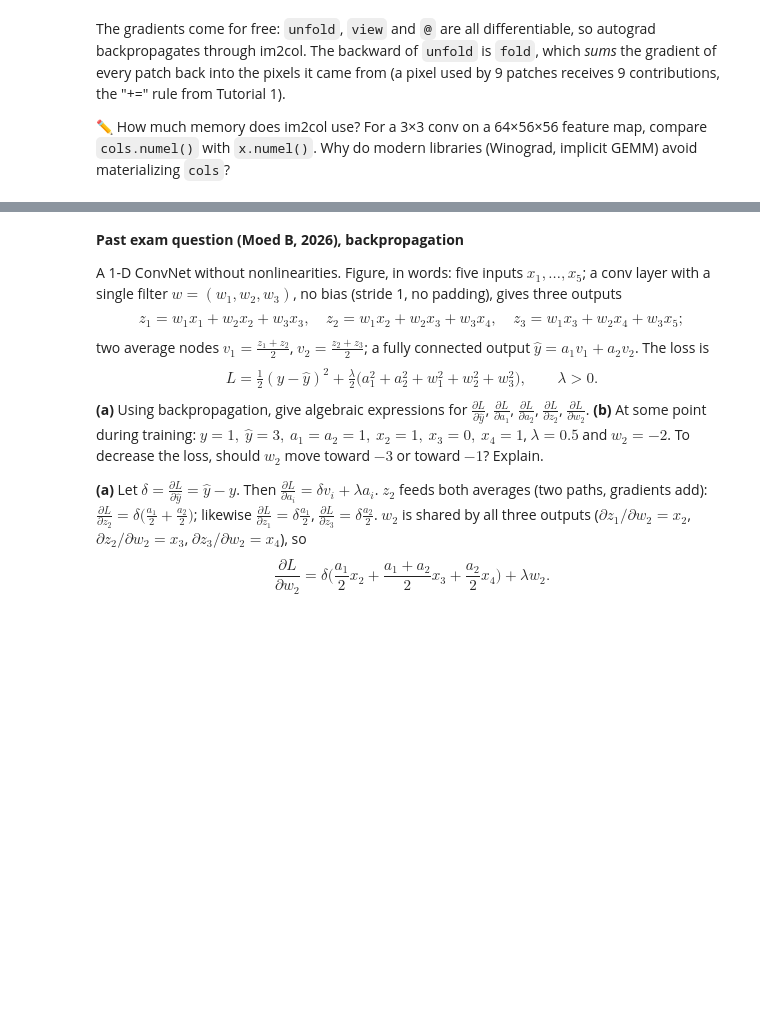
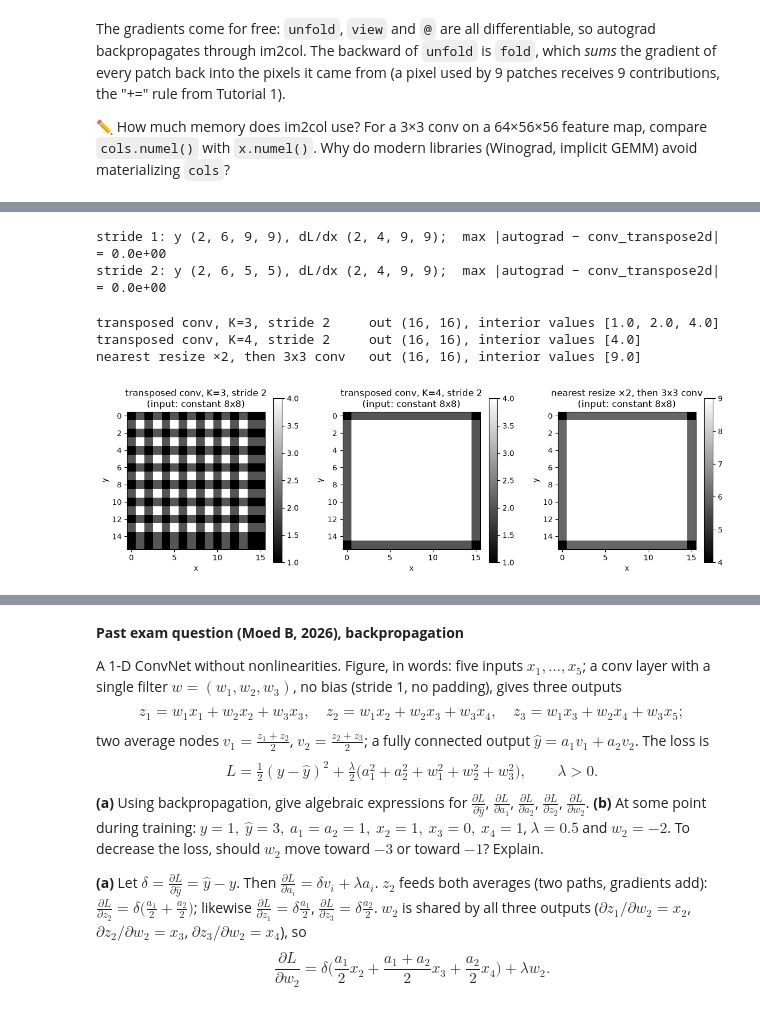
Before and after one commit to idansc/dl-course-2026, a Jupyter notebook: tutorials/solutions/T02_cnns.ipynb, the cells around one changed output, grey strips where cells are left out. Drawn from its saved outputs; the diff is of its cells as text; code cells hidden in the pictures; blank space fills up the shorter version.

```diff
--- a/tutorials/solutions/T02_cnns.ipynb
+++ b/tutorials/solutions/T02_cnns.ipynb
@@ -94,0 +99,33 @@ The gradients come for free: `unfold`, `view` and `@` are all differentiable, so
+# %%
+torch.manual_seed(0)
+for S, P in [(1, 1), (2, 1)]:
+    x = torch.randn(2, 4, 9, 9, dtype=torch.float64, requires_grad=True)
+    w = torch.randn(6, 4, 3, 3, dtype=torch.float64)
+    y = F.conv2d(x, w, stride=S, padding=P)
+    g = torch.randn_like(y)                                   # an upstream gradient dL/dy
+    dx, = torch.autograd.grad(y, x, g)
+    out_pad = (x.shape[-1] + 2 * P - 3) % S                   # stride 2 maps 9 and 10 to the same size; this picks 9
+    dx_t = F.conv_transpose2d(g, w, stride=S, padding=P, output_padding=out_pad)
+    print(f"stride {S}: y {tuple(y.shape)}, dL/dx {tuple(dx.shape)};  max |autograd − conv_transpose2d| = {(dx - dx_t).abs().max().item():.1e}")
+# %% [output]
+stride 1: y (2, 6, 9, 9), dL/dx (2, 4, 9, 9);  max |autograd − conv_transpose2d| = 0.0e+00
+stride 2: y (2, 6, 5, 5), dL/dx (2, 4, 9, 9);  max |autograd − conv_transpose2d| = 0.0e+00
+# %%
+const = torch.ones(1, 1, 8, 8)
+ups = {
+    "transposed conv, K=3, stride 2": F.conv_transpose2d(const, torch.ones(1, 1, 3, 3), stride=2, padding=1, output_padding=1),
+    "transposed conv, K=4, stride 2": F.conv_transpose2d(const, torch.ones(1, 1, 4, 4), stride=2, padding=1),
+    "nearest resize ×2, then 3x3 conv": F.conv2d(F.interpolate(const, scale_factor=2, mode="nearest"), torch.ones(1, 1, 3, 3), padding=1),
+}
+fig, ax = plt.subplots(1, 3, figsize=(12, 3.6))
+for a, (name, o) in zip(ax, ups.items()):
+    inner = o[0, 0, 2:-2, 2:-2]                               # ignore the 2-pixel border (padding effects)
+    print(f"{name:34s} out {tuple(o.shape[2:])}, interior values {sorted(inner.unique().tolist())}")
+    im = a.imshow(o[0, 0], cmap="gray"); plt.colorbar(im, ax=a)
+    a.set(title=f"{name}\n(input: constant 8x8)", xlabel="x", ylabel="y")
+plt.tight_layout(); plt.show()
+# %% [output]
+transposed conv, K=3, stride 2     out (16, 16), interior values [1.0, 2.0, 4.0]
+transposed conv, K=4, stride 2     out (16, 16), interior values [4.0]
+nearest resize ×2, then 3x3 conv   out (16, 16), interior values [9.0]
+[figure, added]
```
Also changed, not shown: parts of 7 cells of this notebook, 11 other files.
